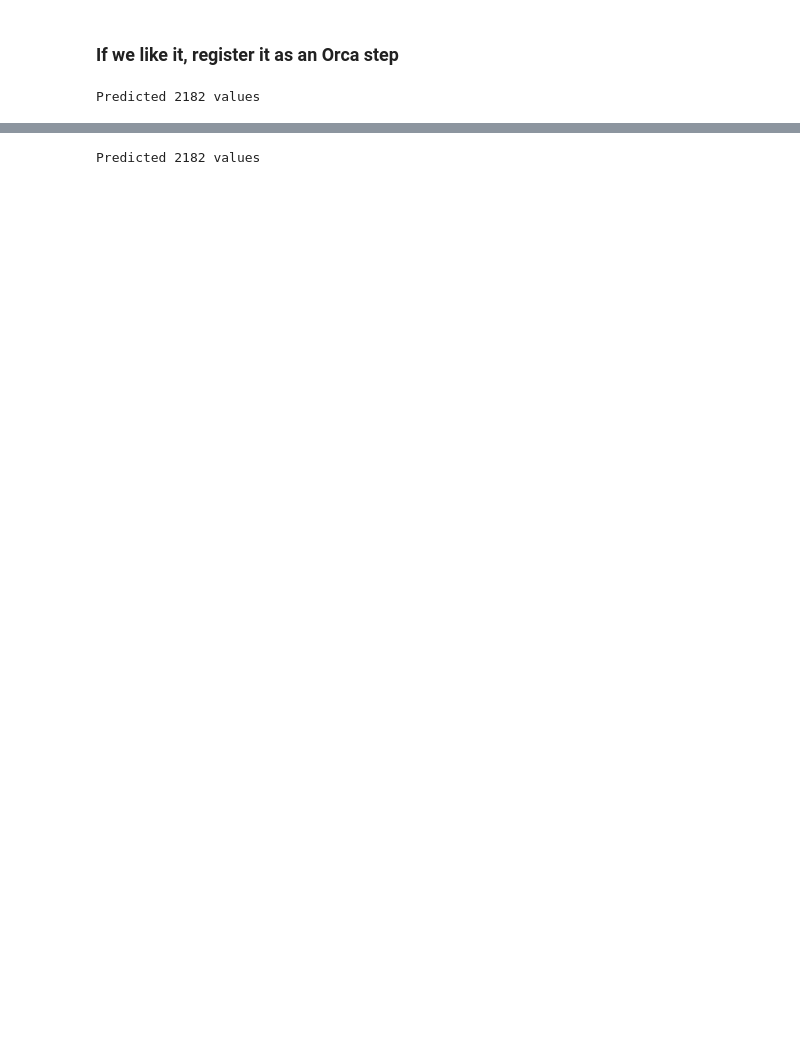
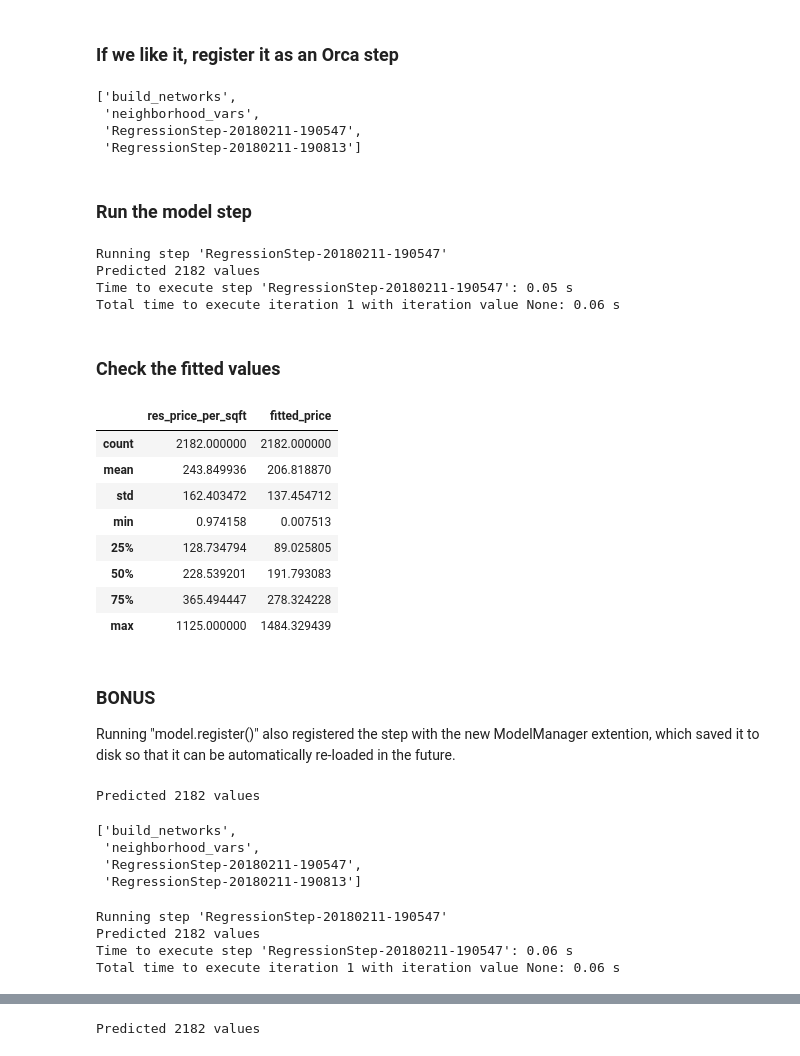
Before and after one commit to urbansim/parcel_template_sandbox, a Jupyter notebook: notebooks/REPM estimation.ipynb, the cells around one changed output, grey strips where cells are left out. Saved outputs shown, nothing was run; the diff lists cells and outputs as text; code cells hidden in the pictures; blank space fills up the shorter version.

```diff
--- a/notebooks/REPM estimation.ipynb
+++ b/notebooks/REPM estimation.ipynb
@@ -193,3 +196,38 @@ strong multicollinearity or other numerical problems.
+# %%
+orca.list_steps()
+# %% [output]
+['build_networks',
+ 'neighborhood_vars',
+ 'RegressionStep-20180211-190547',
+ 'RegressionStep-20180211-190813']
+# %% [markdown]
+### Run the model step
+# %%
+orca.run(['RegressionStep-20180211-190547'])
+# %% [output]
+Running step 'RegressionStep-20180211-190547'
+Predicted 2182 values
+Time to execute step 'RegressionStep-20180211-190547': 0.05 s
+Total time to execute iteration 1 with iteration value None: 0.06 s
+# %% [markdown]
+### Check the fitted values
+# %%
+df = orca.get_table('buildings').to_frame(['res_price_per_sqft', 'fitted_price'])
+df.loc[df.fitted_price > 0].describe()
+# %% [output]
+|  | res_price_per_sqft | fitted_price |
+| count | 2182.000000 | 2182.000000 |
+| mean | 243.849936 | 206.818870 |
+| std | 162.403472 | 137.454712 |
+| min | 0.974158 | 0.007513 |
+| 25% | 128.734794 | 89.025805 |
+| 50% | 228.539201 | 191.793083 |
+| 75% | 365.494447 | 278.324228 |
+| max | 1125.000000 | 1484.329439 |
+# %% [markdown]
+### BONUS
+
+Running "model.register()" also registered the step with the new ModelManager extention, which saved it to disk so that it can be automatically re-loaded in the future.
 # %%
 d = model.to_dict()
 # %%
@@ -198,0 +239,14 @@ Predicted 2182 values
+# %%
+orca.list_steps()
+# %% [output]
+['build_networks',
+ 'neighborhood_vars',
+ 'RegressionStep-20180211-190547',
+ 'RegressionStep-20180211-190813']
+# %%
+orca.run(['RegressionStep-20180211-190547'])
+# %% [output]
+Running step 'RegressionStep-20180211-190547'
+Predicted 2182 values
+Time to execute step 'RegressionStep-20180211-190547': 0.06 s
+Total time to execute iteration 1 with iteration value None: 0.06 s
```
Also changed, not shown: parts of 14 cells of this notebook, 1 other file.
